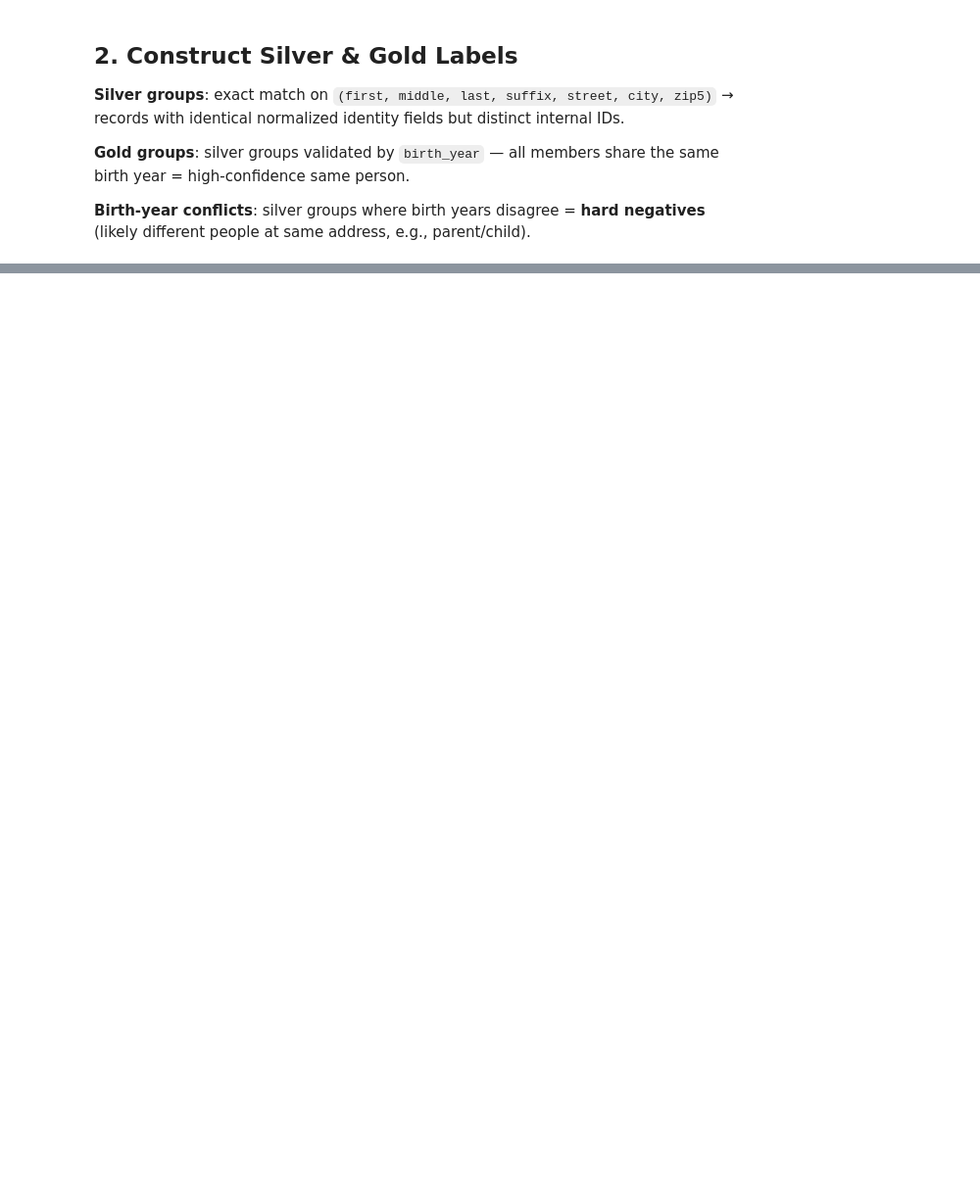
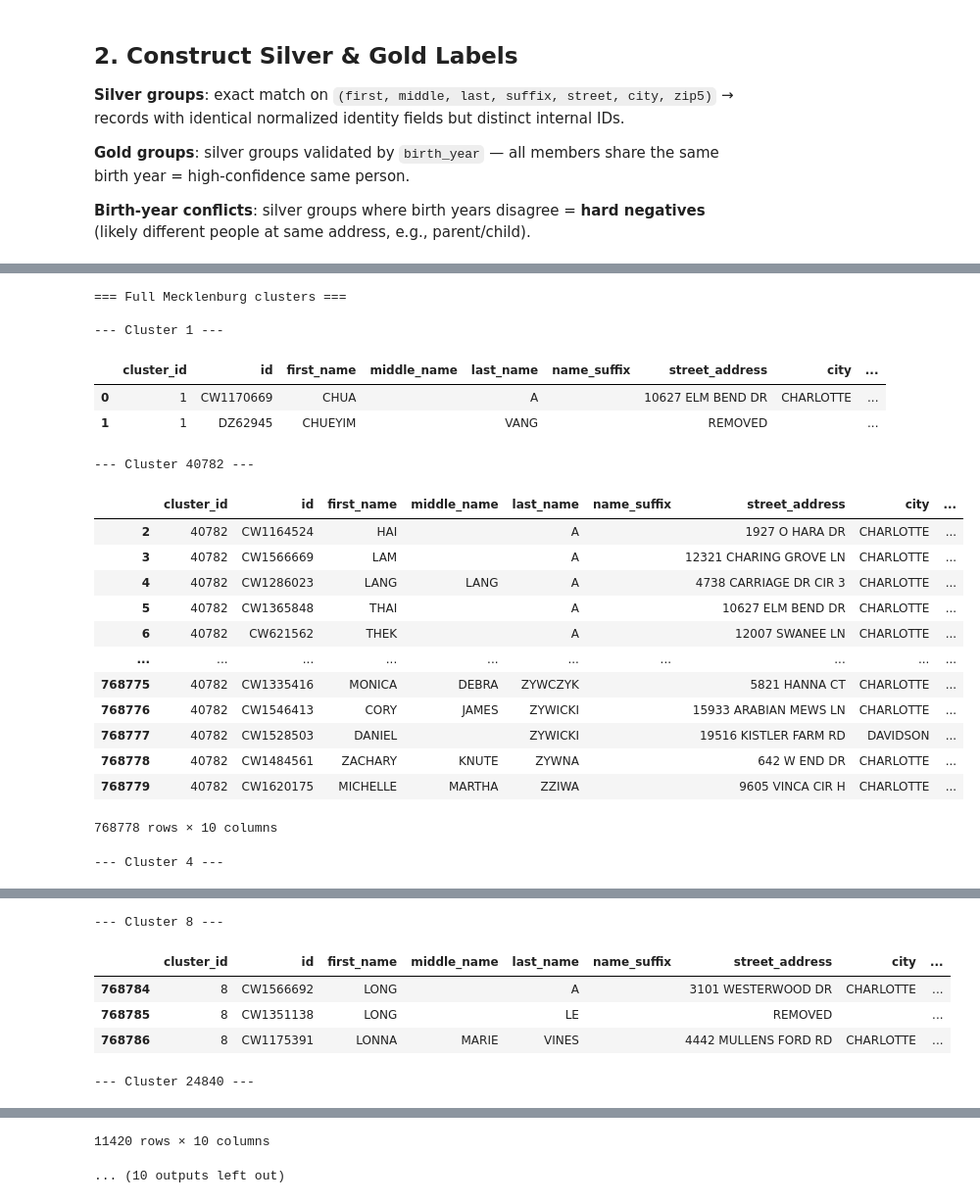
Before and after one commit to Erdos-Projects/spring-2026-deep-learning-fragmented-id-resolution, a Jupyter notebook: pipeline.ipynb, the cells around one changed output, grey strips where cells are left out. Shown at 98% size. Drawn from its saved outputs; the diff is of its cells as text; code cells hidden in the pictures; blank space fills up the shorter version.

```diff
--- a/pipeline.ipynb
+++ b/pipeline.ipynb
@@ -677,0 +839,14 @@ This pipeline implements:
+# %%
+if len(clusters_df) > 0:
+    display_fields = [
+        "cluster_id", "id", "first_name", "middle_name", "last_name",
+        "name_suffix", "street_address", "city", "zip5", "birth_year",
+    ]
+    available = [field for field in display_fields if field in clusters_df.columns]
+
+    for cluster_id in clusters_df["cluster_id"].unique()[:5]:
+        print()
+        print(f"--- Cluster {cluster_id} ---")
+        display(clusters_df[clusters_df["cluster_id"] == cluster_id][available])
+else:
+    print("No duplicate clusters found at this threshold.")
@@ -677,0 +1026,47 @@ This pipeline implements:
+# %%
+meck_cluster_label = None
+meck_cluster_view = pd.DataFrame()
+
+if len(meck_full_clusters) > 0:
+    meck_cluster_label = "Full Mecklenburg"
+    meck_cluster_view = meck_full_clusters
+elif len(meck_sample_clusters) > 0:
+    meck_cluster_label = "Sample Mecklenburg"
+    meck_cluster_view = meck_sample_clusters
+
+if len(meck_cluster_view) > 0:
+    display_fields = [
+        "cluster_id", "id", "first_name", "middle_name", "last_name",
+        "name_suffix", "street_address", "city", "zip5", "birth_year",
+    ]
+    available = [field for field in display_fields if field in meck_cluster_view.columns]
+
+    print(f"=== {meck_cluster_label} clusters ===")
+    for cluster_id in meck_cluster_view["cluster_id"].unique()[:10]:
+        print()
+        print(f"--- Cluster {cluster_id} ---")
+        display(meck_cluster_view[meck_cluster_view["cluster_id"] == cluster_id][available])
+else:
+    print("No Mecklenburg clusters available yet. Run the smoke test or full Mecklenburg cell first.")
+# %% [output]
+=== Full Mecklenburg clusters ===
+
+--- Cluster 1 ---
+|  | cluster_id | id | first_name | middle_name | last_name | name_suffix | street_address | city | ... |
+| 0 | 1 | CW1170669 | CHUA |  | A |  | 10627 ELM BEND DR | CHARLOTTE | ... |
+| 1 | 1 | DZ62945 | CHUEYIM |  | VANG |  | REMOVED |  | ... |
+--- Cluster 40782 ---
+|  | cluster_id | id | first_name | middle_name | last_name | name_suffix | street_address | city | ... |
+| 2 | 40782 | CW1164524 | HAI |  | A |  | 1927 O HARA DR | CHARLOTTE | ... |
+| 3 | 40782 | CW1566669 | LAM |  | A |  | 12321 CHARING GROVE LN | CHARLOTTE | ... |
+| 4 | 40782 | CW1286023 | LANG | LANG | A |  | 4738 CARRIAGE DR CIR 3 | CHARLOTTE | ... |
+| 5 | 40782 | CW1365848 | THAI |  | A |  | 10627 ELM BEND DR | CHARLOTTE | ... |
+| 6 | 40782 | CW621562 | THEK |  | A |  | 12007 SWANEE LN | CHARLOTTE | ... |
+| ... | ... | ... | ... | ... | ... | ... | ... | ... | ... |
+| 768775 | 40782 | CW1335416 | MONICA | DEBRA | ZYWCZYK |  | 5821 HANNA CT | CHARLOTTE | ... |
+| 768776 | 40782 | CW1546413 | CORY | JAMES | ZYWICKI |  | 15933 ARABIAN MEWS LN | CHARLOTTE | ... |
+| 768777 | 40782 | CW1528503 | DANIEL |  | ZYWICKI |  | 19516 KISTLER FARM RD | DAVIDSON | ... |
+| 768778 | 40782 | CW1484561 | ZACHARY | KNUTE | ZYWNA |  | 642 W END DR | CHARLOTTE | ... |
+| 768779 | 40782 | CW1620175 | MICHELLE | MARTHA | ZZIWA |  | 9605 VINCA CIR H | CHARLOTTE | ... |
+768778 rows × 10 columns
+--- Cluster 4 ---
@@ -677,0 +1078,6 @@ This pipeline implements:
+--- Cluster 8 ---
+|  | cluster_id | id | first_name | middle_name | last_name | name_suffix | street_address | city | ... |
+| 768784 | 8 | CW1566692 | LONG |  | A |  | 3101 WESTERWOOD DR | CHARLOTTE | ... |
+| 768785 | 8 | CW1351138 | LONG |  | LE |  | REMOVED |  | ... |
+| 768786 | 8 | CW1175391 | LONNA | MARIE | VINES |  | 4442 MULLENS FORD RD | CHARLOTTE | ... |
+--- Cluster 24840 ---
@@ -677,0 +1096,2 @@ This pipeline implements:
+11420 rows × 10 columns
+... (10 outputs left out)
```
Also changed, not shown: parts of 77 cells of this notebook, 13 other files.
